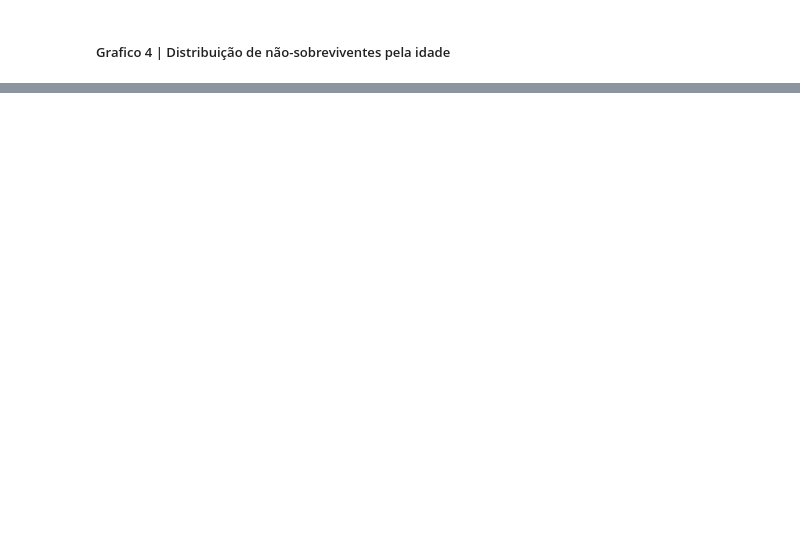
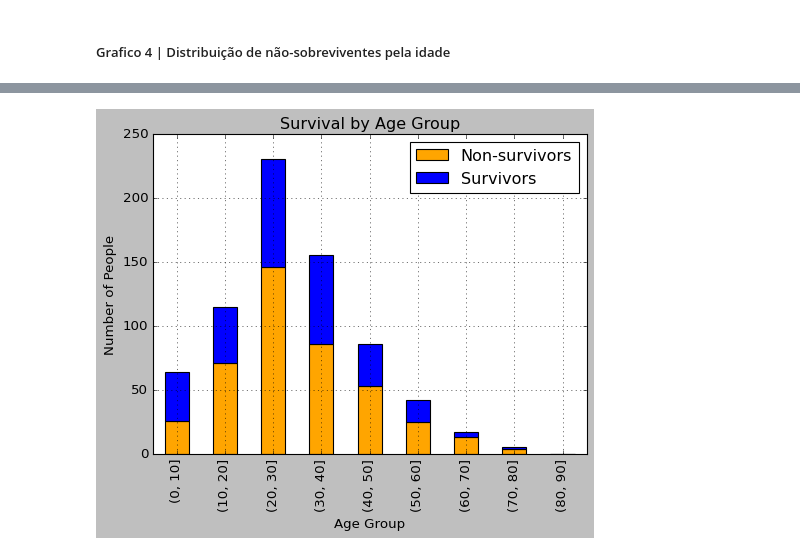
Before and after one commit to WesleyAlvesDS/Projetos, a Jupyter notebook: ProjetoTitanic/titanic_analitcs.ipynb, the cells around one changed output, grey strips where cells are left out. Drawn from its saved outputs; the diff is of its cells as text; code cells hidden in the pictures; blank space fills up the shorter version.

```diff
--- a/ProjetoTitanic/titanic_analitcs.ipynb
+++ b/ProjetoTitanic/titanic_analitcs.ipynb
@@ -256,0 +272,12 @@ ValueError: `bins` must be 1d, when an array
+# %%
+age_bins = pd.cut(new_df['Age'], bins=[0, 10, 20, 30, 40, 50, 60, 70, 80, 90])
+age_survived = df.groupby([age_bins, 'Survived']).size().unstack()
+age_survived.plot(kind='bar', stacked=True, figsize=(7, 5), color=['orange', 'blue'])
+plt.title('Survival by Age Group')
+plt.ylabel('Number of People')
+plt.xlabel('Age Group')
+plt.legend(['Non-survivors', 'Survivors'])
+plt.grid()
+plt.show()
+# %% [output]
+[figure, added]
```
Also changed, not shown: parts of 9 cells of this notebook.
